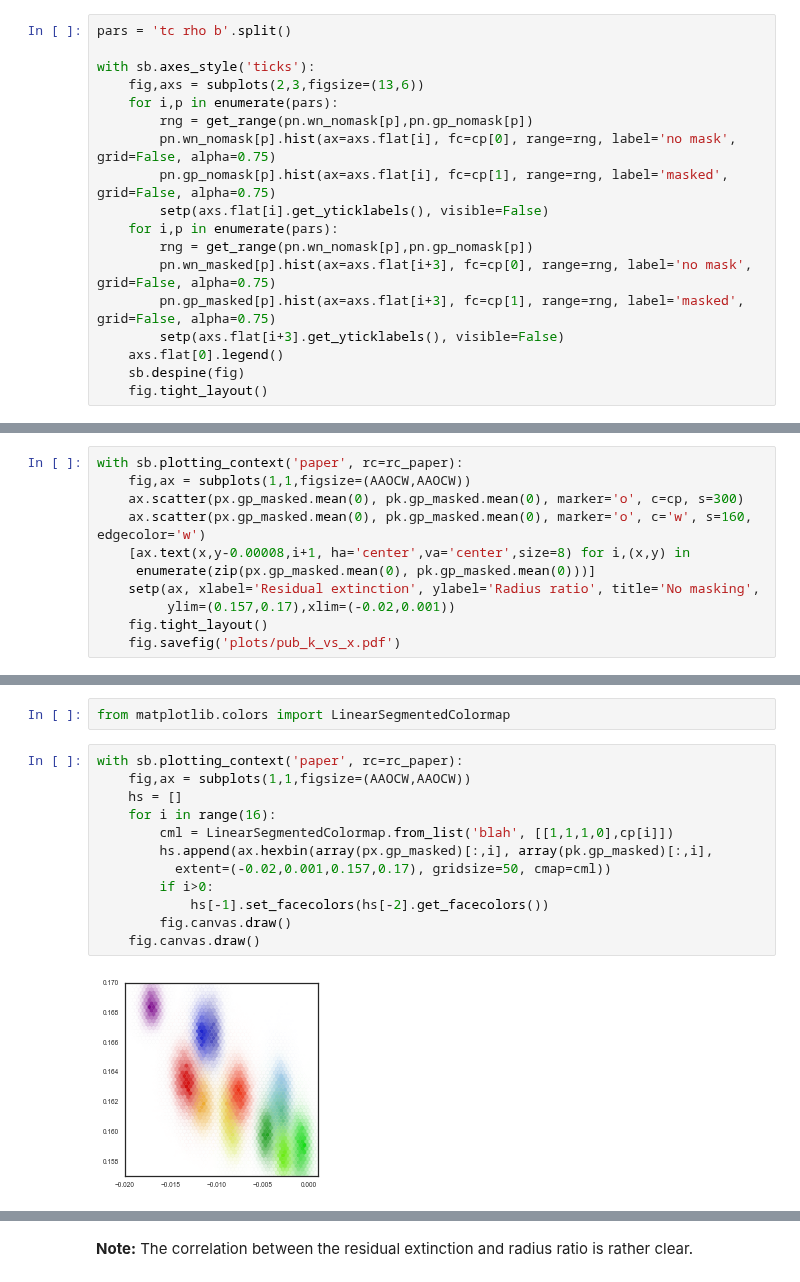
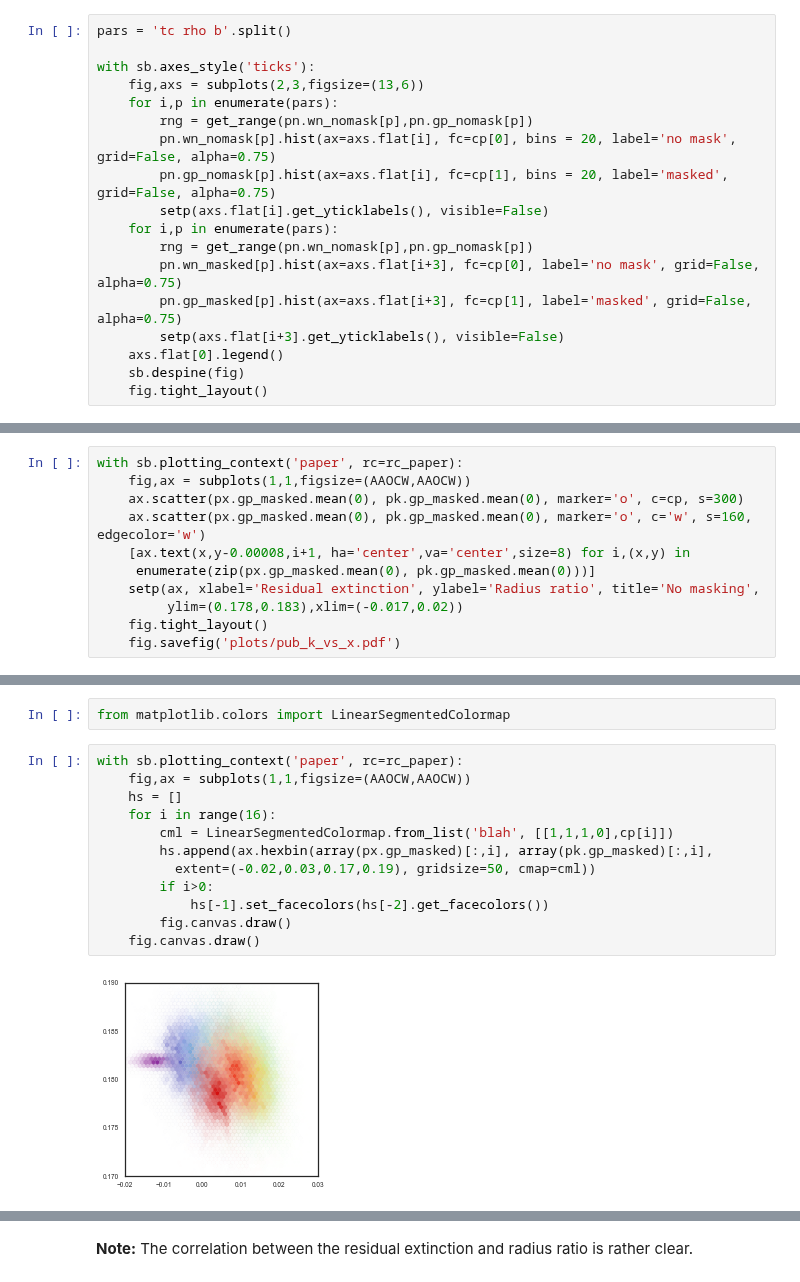
Before and after one commit to hpparvi/Parviainen-2017-WASP-80b, a Jupyter notebook: 05_a_narrow_band_result_overview-WASP80b.ipynb, the cells around one changed output, grey strips where cells are left out. Drawn from its saved outputs; the diff is of its cells as text.

```diff
--- a/05_a_narrow_band_result_overview-WASP80b.ipynb
+++ b/05_a_narrow_band_result_overview-WASP80b.ipynb
@@ -137,13 +135,13 @@ with sb.axes_style('ticks'):
     fig,axs = subplots(2,3,figsize=(13,6))
     for i,p in enumerate(pars):
         rng = get_range(pn.wn_nomask[p],pn.gp_nomask[p])
-        pn.wn_nomask[p].hist(ax=axs.flat[i], fc=cp[0], range=rng, label='no mask', grid=False, alpha=0.75)
-        pn.gp_nomask[p].hist(ax=axs.flat[i], fc=cp[1], range=rng, label='masked', grid=False, alpha=0.75)
+        pn.wn_nomask[p].hist(ax=axs.flat[i], fc=cp[0], bins = 20, label='no mask', grid=False, alpha=0.75)
+        pn.gp_nomask[p].hist(ax=axs.flat[i], fc=cp[1], bins = 20, label='masked', grid=False, alpha=0.75)
         setp(axs.flat[i].get_yticklabels(), visible=False)
     for i,p in enumerate(pars):
         rng = get_range(pn.wn_nomask[p],pn.gp_nomask[p])
-        pn.wn_masked[p].hist(ax=axs.flat[i+3], fc=cp[0], range=rng, label='no mask', grid=False, alpha=0.75)
-        pn.gp_masked[p].hist(ax=axs.flat[i+3], fc=cp[1], range=rng, label='masked', grid=False, alpha=0.75)
+        pn.wn_masked[p].hist(ax=axs.flat[i+3], fc=cp[0], label='no mask', grid=False, alpha=0.75)
+        pn.gp_masked[p].hist(ax=axs.flat[i+3], fc=cp[1], label='masked', grid=False, alpha=0.75)
         setp(axs.flat[i+3].get_yticklabels(), visible=False)
     axs.flat[0].legend()
     sb.despine(fig)
@@ -178,7 +176,7 @@ with sb.plotting_context('paper', rc=rc_paper):
     [ax.text(x,y-0.00008,i+1, ha='center',va='center',size=8) for i,(x,y) in
      enumerate(zip(px.gp_masked.mean(0), pk.gp_masked.mean(0)))]
     setp(ax, xlabel='Residual extinction', ylabel='Radius ratio', title='No masking',
-         ylim=(0.157,0.17),xlim=(-0.02,0.001))
+         ylim=(0.178,0.183),xlim=(-0.017,0.02))
     fig.tight_layout()
     fig.savefig('plots/pub_k_vs_x.pdf')
 # %% [output]
@@ -188,17 +186,17 @@ from matplotlib.colors import LinearSegmentedColormap
 # %%
 with sb.plotting_context('paper', rc=rc_paper):
     fig,ax = subplots(1,1,figsize=(AAOCW,AAOCW))
     hs = []
     for i in range(16):
         cml = LinearSegmentedColormap.from_list('blah', [[1,1,1,0],cp[i]])
         hs.append(ax.hexbin(array(px.gp_masked)[:,i], array(pk.gp_masked)[:,i],
-          extent=(-0.02,0.001,0.157,0.17), gridsize=50, cmap=cml))
+          extent=(-0.02,0.03,0.17,0.19), gridsize=50, cmap=cml))
         if i>0:
             hs[-1].set_facecolors(hs[-2].get_facecolors())
         fig.canvas.draw()
     fig.canvas.draw()
 # %% [output]
-[figure, old version]
+[figure, new version]
 # %%
 corrcoef(px.gp_masked.mean(0), pk.gp_masked.mean(0))
 # %% [output]
```
Also changed, not shown: parts of 20 cells of this notebook, 16 other files.
